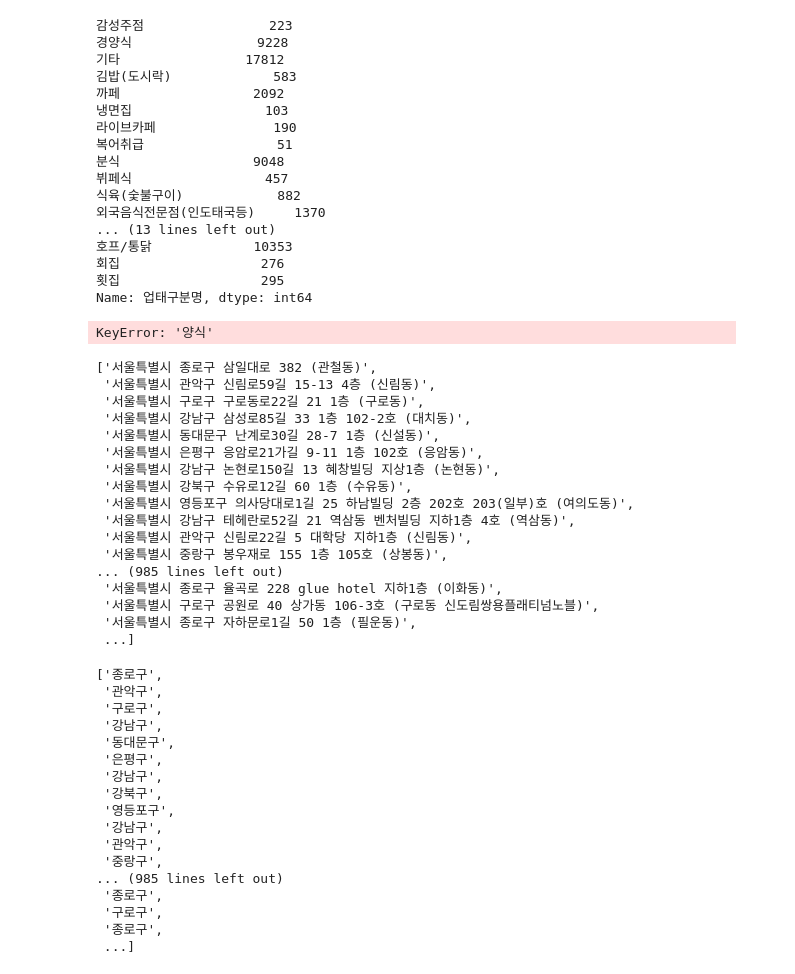
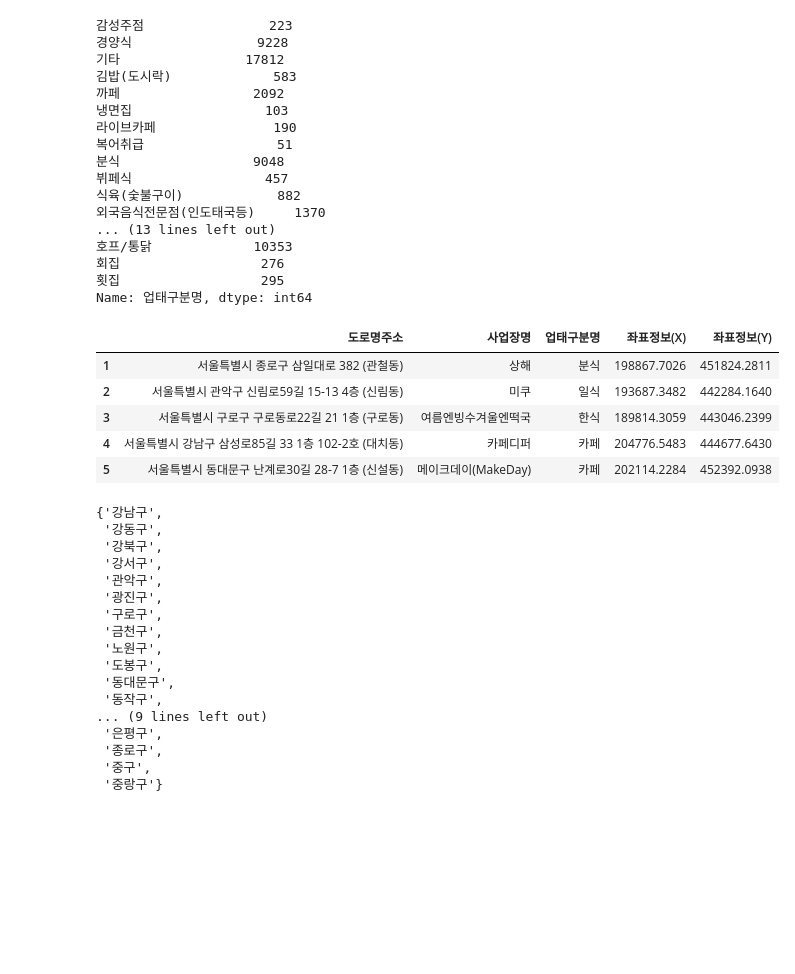
Before and after one commit to ethan528/Unstructured-Data-Analysis, a Jupyter notebook: 비정형 데이터 전처리.ipynb, the cells around one changed output. Drawn from its saved outputs; the diff is of its cells as text; code cells hidden in the pictures; blank space fills up the shorter version.

```diff
--- a/비정형 데이터 전처리.ipynb
+++ b/비정형 데이터 전처리.ipynb
@@ -72,69 +68,46 @@ Name: 업태구분명, dtype: int64
 # %%
 separated_dict = {'경양식':'양식','뷔페식':'양식','패밀리레스트랑':'양식',
 '회집':'해산물','횟집':'해산물','복어취급':'해산물',
 '분식':'분식','냉면집':'분식','김밥(도시락)':'분식',
 '통닭(치킨)':'치킨','호프/통닭':'치킨',
 '한식':'한식','탕류(보신용)':'한식',
 '커피숍':'카페','까페':'카페','키즈카페':'카페','라이브카페':'카페','전통찻집':'카페','기타':'카페',
 '정종/대포집/소주방':'술집','감성주점':'술집',
 '식육(숯불구이)':'고기',
 '중국식':'중식',
-'외국음식전문점(인도태국등)':'외국음식'}
+'외국음식전문점(인도태국등)':'외국음식',
+'출장조리':None, '이동조리':None}
 
 for i, j in separated_dict.items():
-    print(separated_dict[i])
+    df = df.replace(i, j)
 
-# food_list = df["업태구분명"].to_list()
-# for i, j in enumerate(food_list):
-#     for x, y in enumerate(a):
-#         if j in y:
-#             food_list[i] = b[x]
-
-# df.insert(3,'업종',food_list)
-# df = df.drop(columns='업태구분명')
-# df = df[df['업종'] != 'exceoption']
-# df.head()
+df = df.dropna()
+df.head()
 # %% [output]
-KeyError: '양식'
+|  | 도로명주소 | 사업장명 | 업태구분명 | 좌표정보(X) | 좌표정보(Y) |
+| 1 | 서울특별시 종로구 삼일대로 382 (관철동) | 상해 | 분식 | 198867.7026 | 451824.2811 |
+| 2 | 서울특별시 관악구 신림로59길 15-13 4층 (신림동) | 미쿠 | 일식 | 193687.3482 | 442284.1640 |
+| 3 | 서울특별시 구로구 구로동로22길 21 1층 (구로동) | 여름엔빙수겨울엔떡국 | 한식 | 189814.3059 | 443046.2399 |
+| 4 | 서울특별시 강남구 삼성로85길 33 1층 102-2호 (대치동) | 카페디퍼 | 카페 | 204776.5483 | 444677.6430 |
+| 5 | 서울특별시 동대문구 난계로30길 28-7 1층 (신설동) | 메이크데이(MakeDay) | 카페 | 202114.2284 | 452392.0938 |
-# %%
-address_list = df['도로명주소'].to_list()
-address_list
-# %% [output]
-['서울특별시 종로구 삼일대로 382 (관철동)',
- '서울특별시 관악구 신림로59길 15-13 4층 (신림동)',
- '서울특별시 구로구 구로동로22길 21 1층 (구로동)',
- '서울특별시 강남구 삼성로85길 33 1층 102-2호 (대치동)',
- '서울특별시 동대문구 난계로30길 28-7 1층 (신설동)',
- '서울특별시 은평구 응암로21가길 9-11 1층 102호 (응암동)',
- '서울특별시 강남구 논현로150길 13 혜창빌딩 지상1층 (논현동)',
- '서울특별시 강북구 수유로12길 60 1층 (수유동)',
- '서울특별시 영등포구 의사당대로1길 25 하남빌딩 2층 202호 203(일부)호 (여의도동)',
- '서울특별시 강남구 테헤란로52길 21 역삼동 벤처빌딩 지하1층 4호 (역삼동)',
- '서울특별시 관악구 신림로22길 5 대학당 지하1층 (신림동)',
- '서울특별시 중랑구 봉우재로 155 1층 105호 (상봉동)',
-... (985 lines left out)
- '서울특별시 종로구 율곡로 228 glue hotel 지하1층 (이화동)',
- '서울특별시 구로구 공원로 40 상가동 106-3호 (구로동 신도림쌍용플래티넘노블)',
- '서울특별시 종로구 자하문로1길 50 1층 (필운동)',
- ...]
 # %%
-gu_list = [address_list[i].split()[1] for i in range(len(address_list))]
-gu_list
+gu_list = [i.split()[1] for i in df['도로명주소']]
+set(gu_list)
 # %% [output]
-['종로구',
+{'강남구',
+ '강동구',
+ '강북구',
+ '강서구',
  '관악구',
+ '광진구',
  '구로구',
- '강남구',
+ '금천구',
+ '노원구',
+ '도봉구',
  '동대문구',
+ '동작구',
+... (9 lines left out)
  '은평구',
- '강남구',
- '강북구',
- '영등포구',
- '강남구',
- '관악구',
- '중랑구',
-... (985 lines left out)
  '종로구',
- '구로구',
- '종로구',
- ...]
+ '중구',
+ '중랑구'}
```
Also changed, not shown: parts of 16 cells of this notebook, 6 other files.
